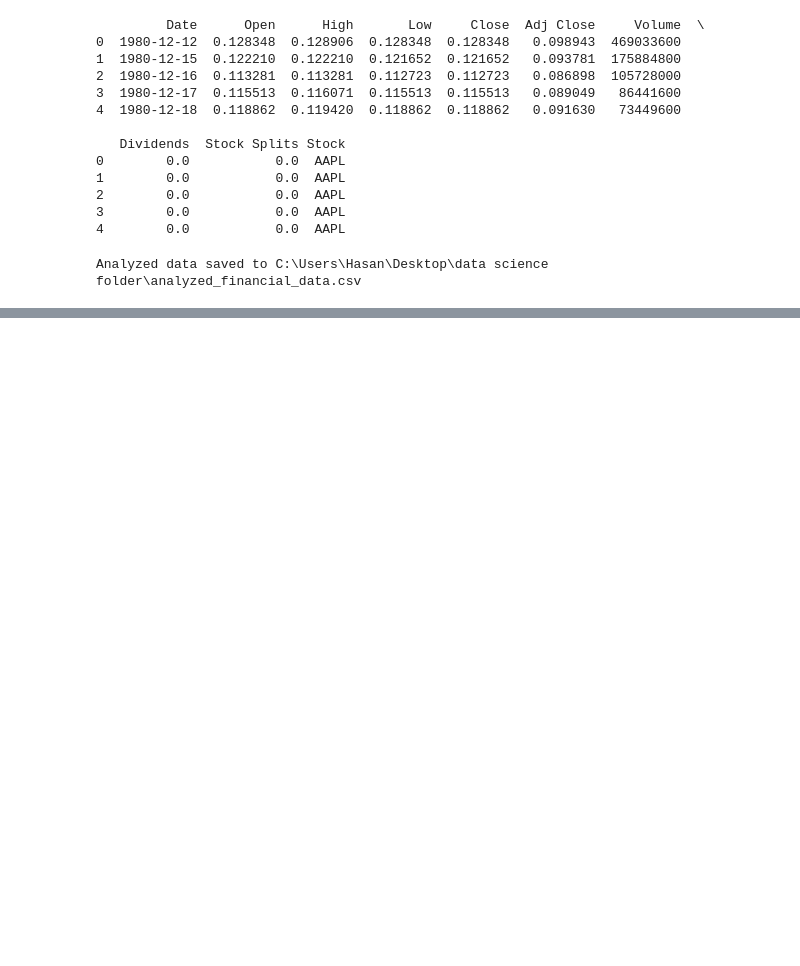
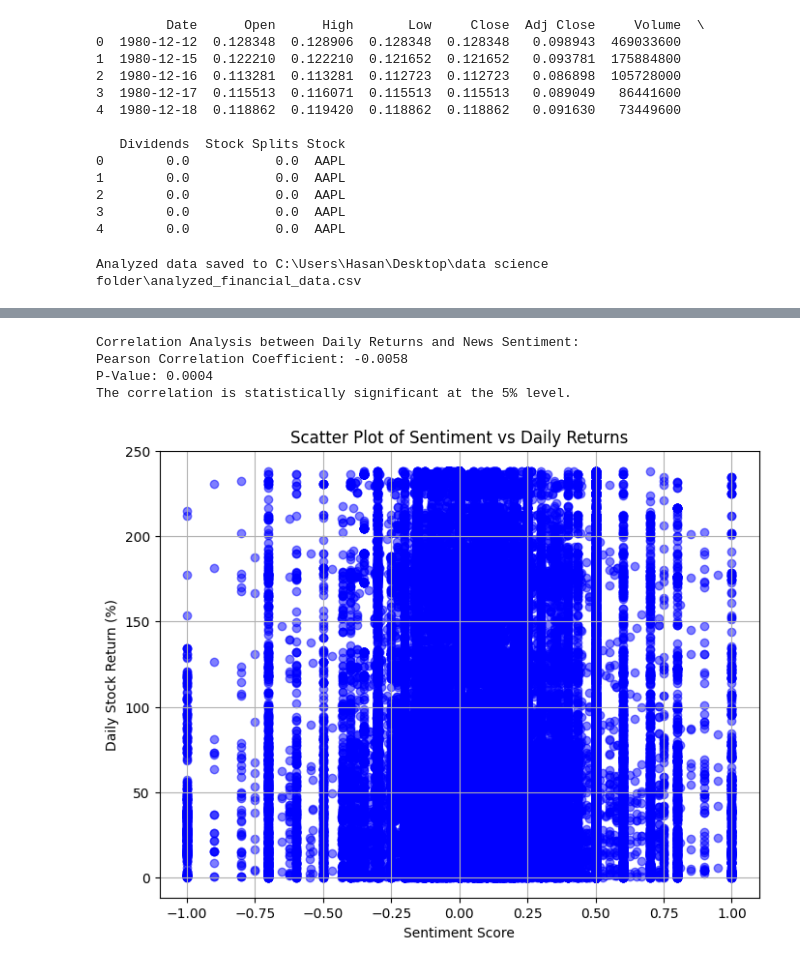
Before and after one commit to hasankere/Training, a Jupyter notebook: notebooks/Finacial_data_analysis.ipynb, the cells around one changed output, grey strips where cells are left out. Cells and saved outputs as stored; diff of their text form; code cells hidden in the pictures; blank space fills up the shorter version.

```diff
--- a/notebooks/Finacial_data_analysis.ipynb
+++ b/notebooks/Finacial_data_analysis.ipynb
@@ -120,0 +413,14 @@ TSLA      0.002035  0.035871        139.778119
+# %%
+
+# Define a function to calculate sentiment polarity
+def calculate_sentiment(text):
+    if pd.isna(text):
+        return 0  # Neutral sentiment for missing headlines
+    return TextBlob(text).sentiment.polarity  # Polarity ranges from -1 (negative) to 1 (positive)
+
+# Apply the function to the 'headline' column
+aligned_data['Sentiment'] = aligned_data['headline'].apply(calculate_sentiment)
+
+# Check the updated dataset
+print("Dataset with Sentiment Scores:")
+print(aligned_data[['Date', 'headline', 'Sentiment']].head())
@@ -120,0 +472,36 @@ TSLA      0.002035  0.035871        139.778119
+# %%
+
+from scipy.stats import pearsonr
+
+# Check for missing values and drop rows with NaNs in relevant columns
+aligned_data = aligned_data.dropna(subset=['Adj Close', 'Sentiment'])
+
+# Calculate Pearson correlation coefficient
+correlation_coefficient, p_value = pearsonr(aligned_data['Adj Close'], aligned_data['Sentiment'])
+
+# Display the correlation result
+print("Correlation Analysis between Daily Returns and News Sentiment:")
+print(f"Pearson Correlation Coefficient: {correlation_coefficient:.4f}")
+print(f"P-Value: {p_value:.4f}")
+
+# Interpretation
+if p_value < 0.05:
+    print("The correlation is statistically significant at the 5% level.")
+else:
+    print("The correlation is not statistically significant.")
+# %% [output]
+Correlation Analysis between Daily Returns and News Sentiment:
+Pearson Correlation Coefficient: -0.0058
+P-Value: 0.0004
+The correlation is statistically significant at the 5% level.
+# %%
+# Scatter plot of Sentiment vs Daily Returns
+plt.figure(figsize=(8, 6))
+plt.scatter(aligned_data['Sentiment'], aligned_data['Adj Close'], color='blue', alpha=0.5)
+plt.title("Scatter Plot of Sentiment vs Daily Returns")
+plt.xlabel("Sentiment Score")
+plt.ylabel("Daily Stock Return (%)")
+plt.grid()
+plt.show()
+# %% [output]
+[figure, added]
```
Also changed, not shown: parts of 16 cells of this notebook.
